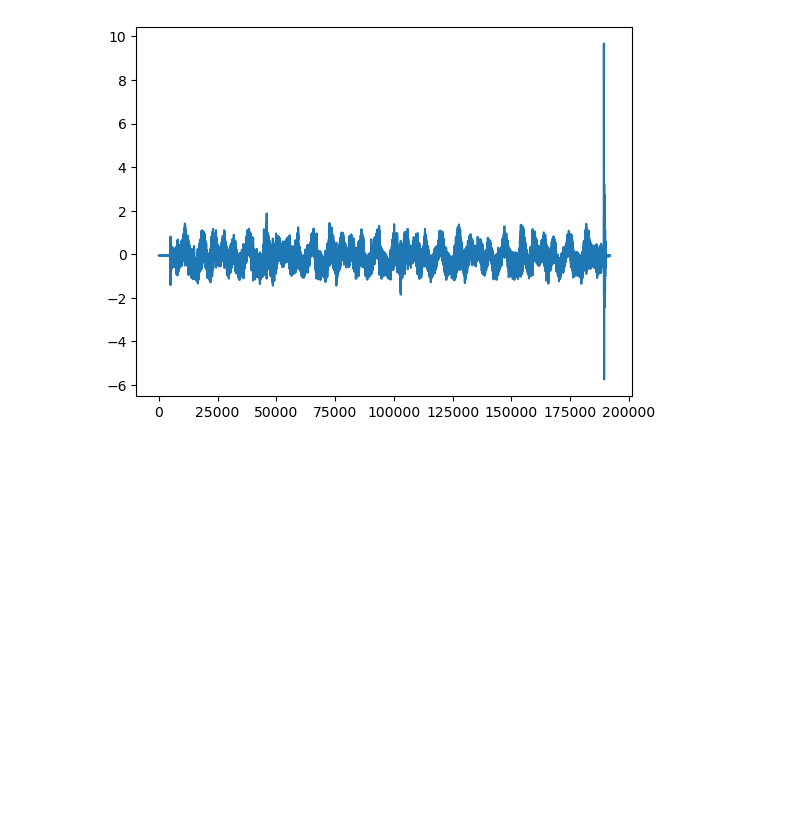
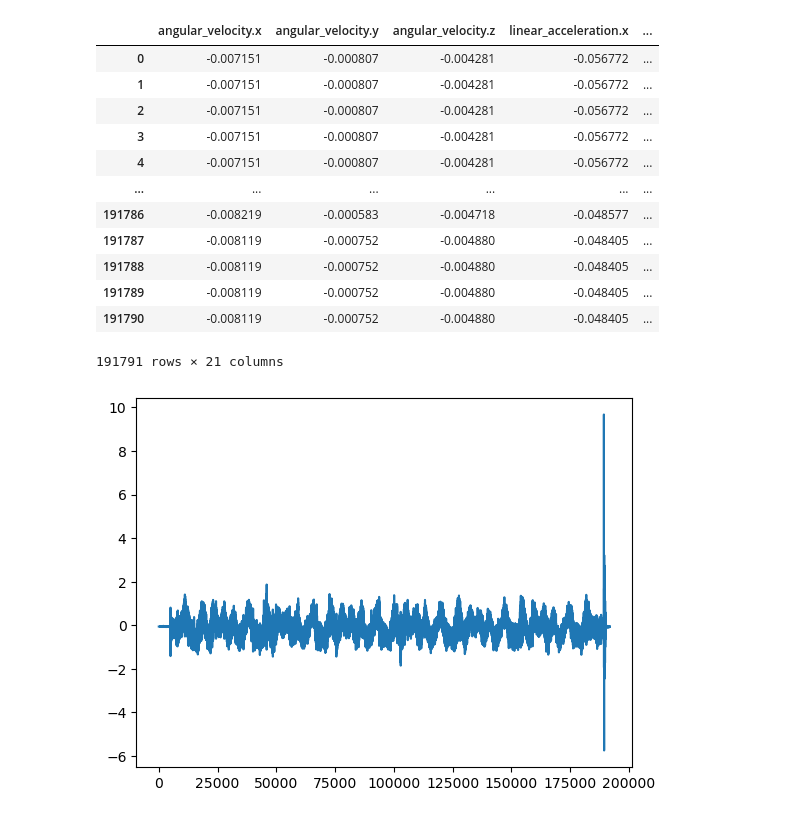
Before and after one commit to git-dhruv/DeepIO, a Jupyter notebook: src/dataloader_demo.ipynb, the cells around one changed output. Saved outputs shown, nothing was run; the diff lists cells and outputs as text; code cells hidden in the pictures; blank space fills up the shorter version.

```diff
--- a/src/dataloader_demo.ipynb
+++ b/src/dataloader_demo.ipynb
@@ -42,3 +44,19 @@ tmp.runPipeline()
+# %%
+tmp.ConcatData
+# %% [output]
+|  | angular_velocity.x | angular_velocity.y | angular_velocity.z | linear_acceleration.x | ... |
+| 0 | -0.007151 | -0.000807 | -0.004281 | -0.056772 | ... |
+| 1 | -0.007151 | -0.000807 | -0.004281 | -0.056772 | ... |
+| 2 | -0.007151 | -0.000807 | -0.004281 | -0.056772 | ... |
+| 3 | -0.007151 | -0.000807 | -0.004281 | -0.056772 | ... |
+| 4 | -0.007151 | -0.000807 | -0.004281 | -0.056772 | ... |
+| ... | ... | ... | ... | ... | ... |
+| 191786 | -0.008219 | -0.000583 | -0.004718 | -0.048577 | ... |
+| 191787 | -0.008119 | -0.000752 | -0.004880 | -0.048405 | ... |
+| 191788 | -0.008119 | -0.000752 | -0.004880 | -0.048405 | ... |
+| 191789 | -0.008119 | -0.000752 | -0.004880 | -0.048405 | ... |
+| 191790 | -0.008119 | -0.000752 | -0.004880 | -0.048405 | ... |
+191791 rows × 21 columns
 # %%
 gyro, acc, rpm, mocap, q, t = tmp.convertDataToIndividualNumpy()
 # %%
```
Also changed, not shown: parts of 4 cells of this notebook, 2 other files.
